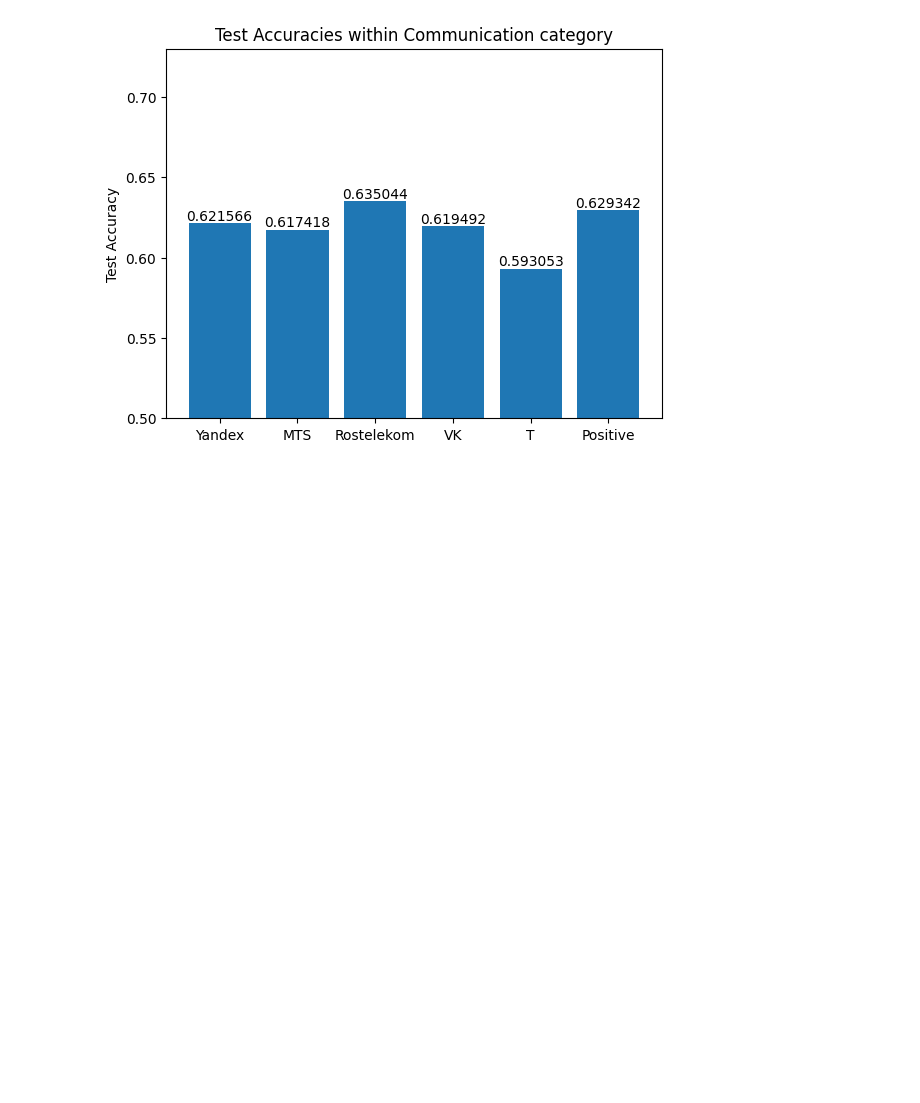
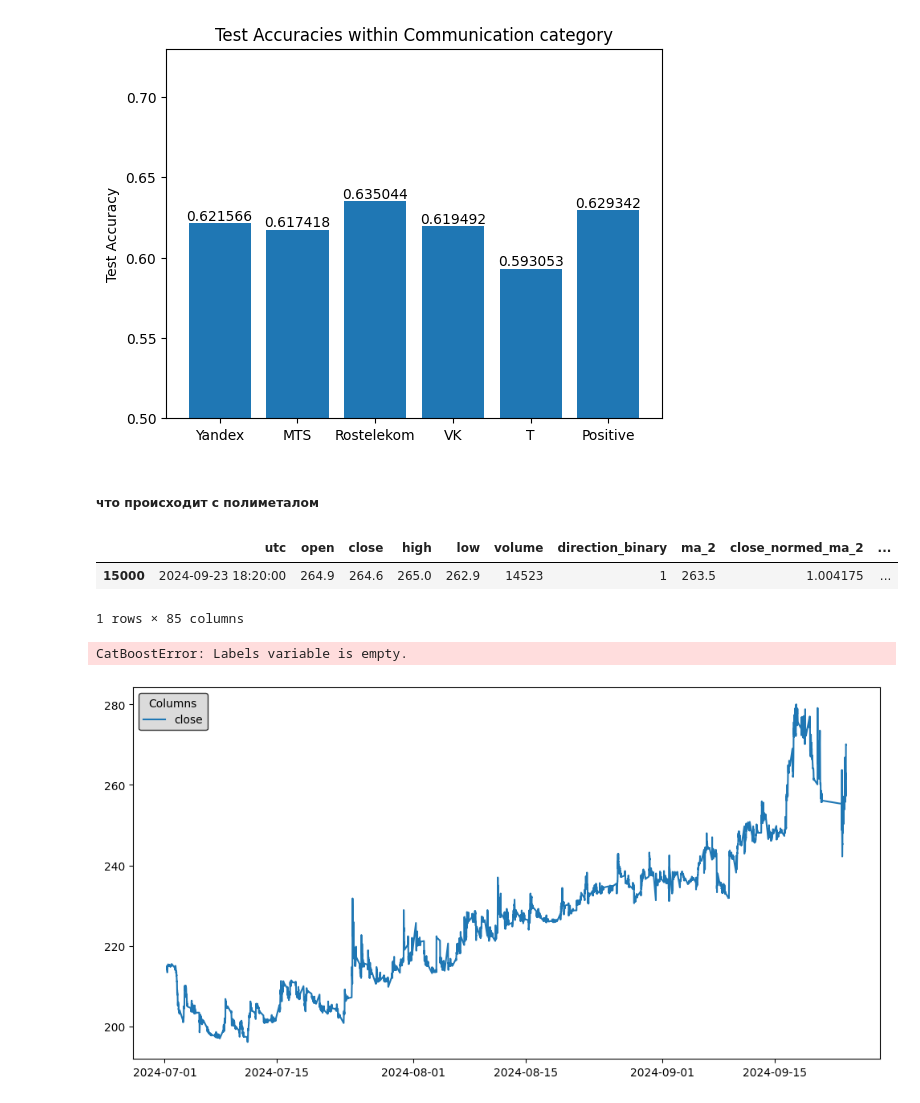
Before and after one commit to Invest-Predict/prices-predictions, a Jupyter notebook: examples/beb/categories.ipynb, the cells around one changed output. Saved outputs shown, nothing was run; the diff lists cells and outputs as text; code cells hidden in the pictures; blank space fills up the shorter version.

```diff
--- a/examples/beb/categories.ipynb
+++ b/examples/beb/categories.ipynb
@@ -540,3 +540,57 @@ ax.bar_label(bar_container)
  Text(0, 0, '0.593053'),
  Text(0, 0, '0.629342')]
 [figure]
+# %% [markdown]
+##### что происходит с полиметалом
+# %%
+poly_data = FinData(f"../../datasets/Polymetal_10_min.csv")
+poly_data.make_binary_class_target(target_name="direction_binary")
+poly_data.restrict_time_down(months=6)
+
+windows_ma = [2, 3, 5, 7, 9, 18, 21, 28, 30, 50, 500]
+
+# data.insert_time_features()
+poly_data.insert_rolling_means(windows_ma)
+poly_data.insert_shifts_norms()
+poly_data.insert_exp_rolling_means(windows_ma)
+
+numeric = poly_data.get_numeric_features()
+cat = poly_data.get_cat_features()
+
+
+X_train, X_val, y_train, y_val = train_valid_split(data=poly_data.df,
+                                                   year=2024, month=11, day=1,
+                                                   numeric=numeric, cat=[], target="direction_binary")
+
+
+args = {"iterations" : 5000,
+"depth" : 6,
+"use_best_model" : True,
+"verbose" : False,
+"l2_leaf_reg" : 350,
+"loss_function" : 'Logloss',
+"eval_metric" : 'Accuracy',
+"cat_features" : cat,
+"random_state" : 42,
+"early_stopping_rounds" : 1000}
+# %%
+poly_data.df.sample()
+# %% [output]
+|  | utc | open | close | high | low | volume | direction_binary | ma_2 | close_normed_ma_2 | ... |
+| 15000 | 2024-09-23 18:20:00 | 264.9 | 264.6 | 265.0 | 262.9 | 14523 | 1 | 263.5 | 1.004175 | ... |
+1 rows × 85 columns
+# %%
+model = CatboostFinModel(args=args)
+
+model.set_datasets(X_train=X_train, X_val=X_val, y_train=y_train, y_val=y_val)
+model.set_features(numeric_features=numeric, cat_features=cat)
+
+model.fit()
+# %% [output]
+CatBoostError: Labels variable is empty.
+# %%
+poly_data.visualize_time_frame(datetime_start=dt.datetime(2024, 7, 1),
+                          datetime_end=dt.datetime(2024, 12, 31),
+                          columns=["close"])
+# %% [output]
+[figure, added]
```
Also changed, not shown: 1 other file.
